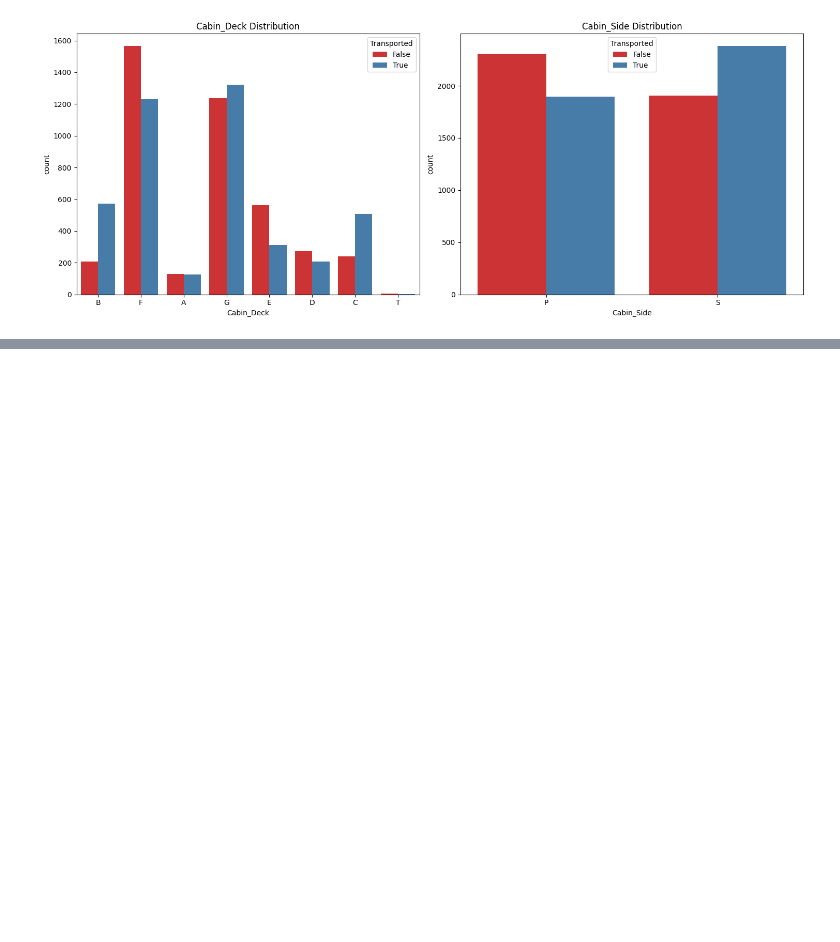
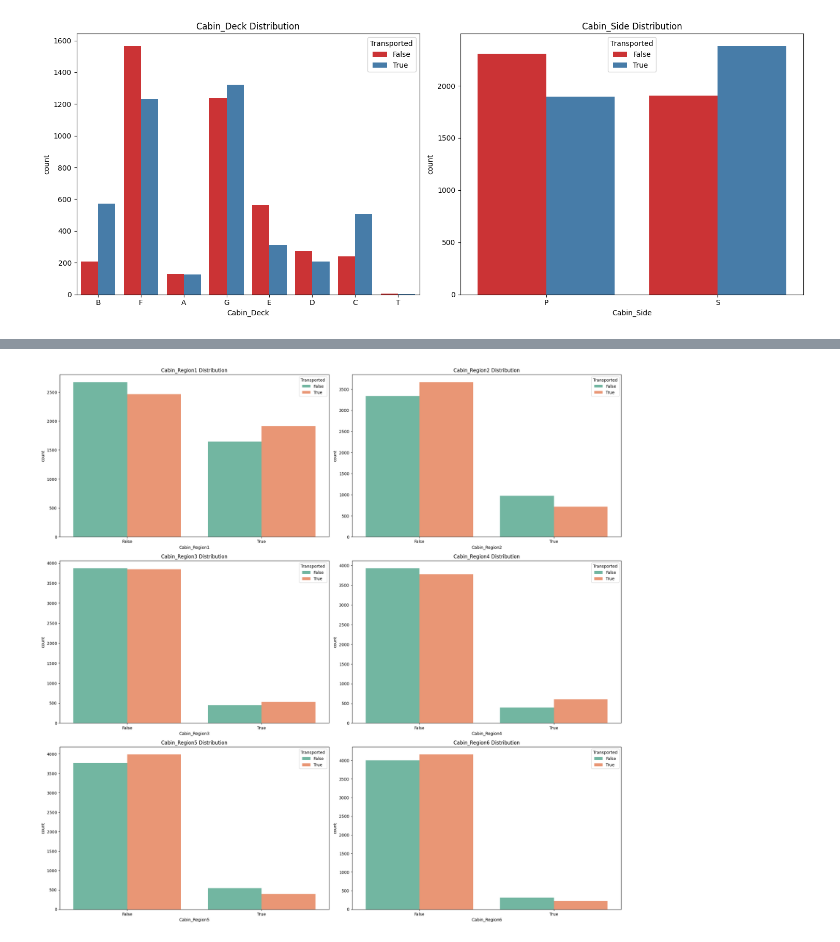
Before and after one commit to Sedenfury/Spaceship-Titanic, a Jupyter notebook: main.ipynb, the cells around one changed output, grey strips where cells are left out. Saved outputs shown, nothing was run; the diff lists cells and outputs as text; code cells hidden in the pictures; blank space fills up the shorter version.

```diff
--- a/main.ipynb
+++ b/main.ipynb
@@ -197,0 +248,16 @@ plt.show()
+# %%
+# Dropping Cabin_Number Feature
+train_df.drop(columns=["Cabin_Number"],inplace=True)
+test_df.drop(columns=["Cabin_Number"],inplace=True)
+# %%
+#Visualizing: Cabin_Regions
+cols = ["Cabin_Region1","Cabin_Region2","Cabin_Region3","Cabin_Region4","Cabin_Region5","Cabin_Region6"]
+
+plt.figure(figsize=(20,25))
+for idx,value in enumerate(cols):
+    plt.subplot(4,2,idx+1)
+    sns.countplot(x=value, hue="Transported", data=train_df, palette="Set2")
+    plt.title(f"{value} Distribution")
+    plt.tight_layout()
+# %% [output]
+[figure, added]
```
Also changed, not shown: parts of 16 cells of this notebook.
